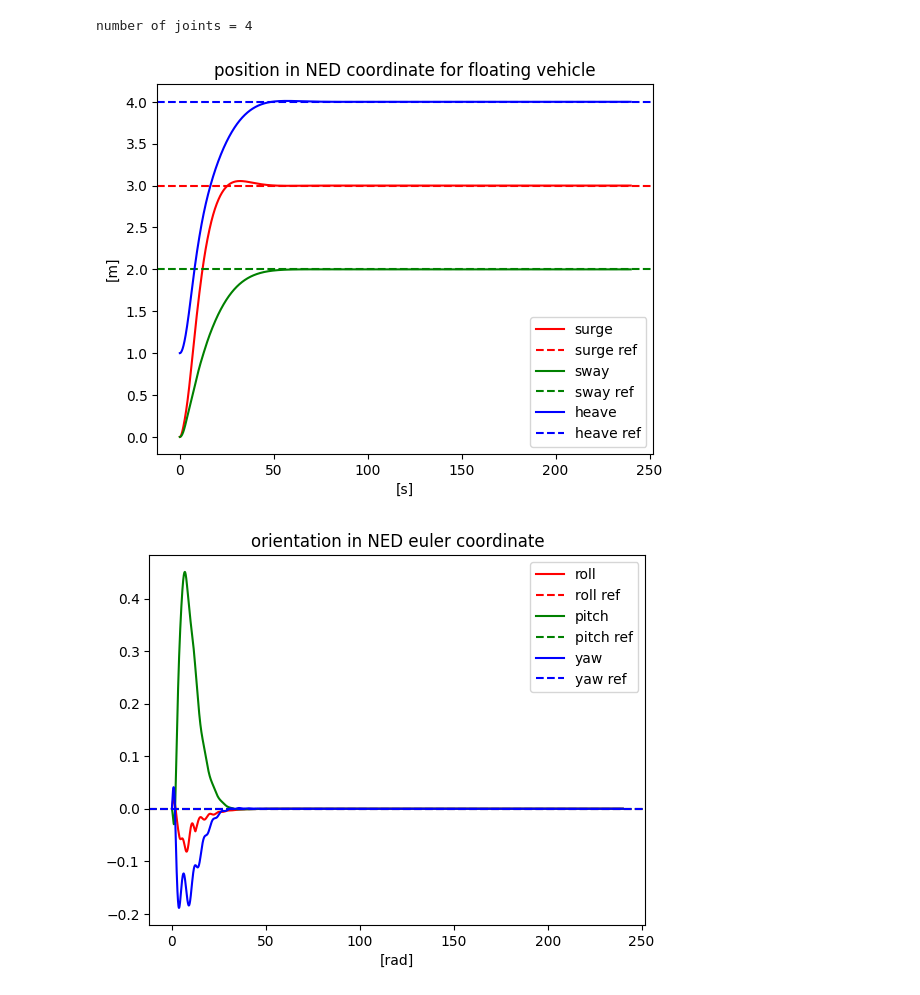
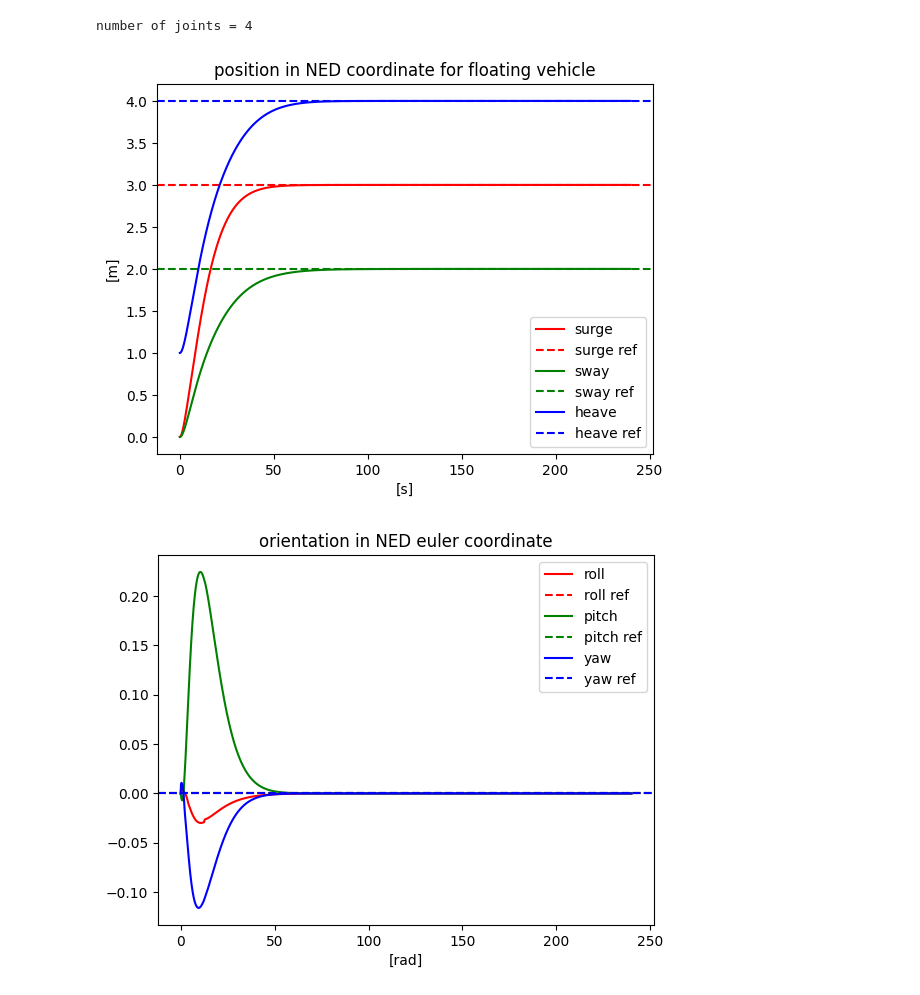
Before and after one commit to edxmorgan/diff_uvms, a Jupyter notebook: usage/example/uvms_pid.ipynb, the cells around one changed output. Saved outputs shown, nothing was run; the diff lists cells and outputs as text; code cells hidden in the pictures.

```diff
--- a/usage/example/uvms_pid.ipynb
+++ b/usage/example/uvms_pid.ipynb
@@ -15,13 +15,14 @@ pid_control = controller.uvms_position_controller()
 # %% [output]
 number of joints = 4
 # %%
-def control(x , xref, alpha, blue):
+def control(x ,v,  xref, alpha, blue):
     uv_g = uv_gn_func(x[2], [x[3],x[4],x[5]], blue.W, blue.B, blue.rg, blue.rb)
     uv_J = J_uv_func([x[3],x[4],x[5]])
     Kp = cs.vertcat(blue.kp, alpha.Kp)
+    Kd = cs.vertcat(blue.kd, alpha.Kd)
     umin = cs.vertcat(blue.u_min, alpha.u_min)
     umax = cs.vertcat(blue.u_max, alpha.u_max)
-    fu = pid_control(x, xref, uv_g , uv_J, Kp, umin, umax)
+    fu = pid_control(x, v, xref, uv_g , uv_J, Kp, Kd, umin, umax)
     return fu[0].full().flatten()
 # %%
 res = [np.zeros((20,alpha.N+1)), np.zeros((10,alpha.N+1))]
@@ -34,7 +35,7 @@ res[1][:,0] = u
 t = np.linspace(0, alpha.sim_n, alpha.N+1)
 
 for i in range(1, alpha.N+1):
-  u = control(res[0][0:10,i-1], xref, alpha, blue)
+  u = control(res[0][:10,i-1],res[0][10:,i-1], xref, alpha, blue)
 
   fx = UVMSnext_use_coupled(use_coupled, res[0][:,i-1], u, alpha.delta_t, blue.sim_p, alpha.sim_p,  alpha.base_T0, alpha.joint_min, alpha.joint_max)
   res[0][:,i] = fx[0].full().flatten()
@@ -112,33 +113,33 @@ plt.legend(['dq0', 'dq1', 'dq2', 'dq3'])
 plt.xlabel('[s]')
 plt.xlabel('[rad/s]')
 plt.title("linear velocity in manipulator joints")
 plt.show()
 
 plt.figure()
 plt.plot(t, res[1][0:3,:].T)
 plt.legend(['ux', 'uy', 'uz'])
 plt.xlabel('[s]')
 plt.xlabel('[N]')
 plt.title("forces on vehicle")
 plt.show()
 
 
 plt.figure()
 plt.plot(t, res[1][3:6,:].T)
 plt.legend(['uu', 'uv', 'uw'])
 plt.xlabel('[s]')
 plt.xlabel('[Nm]')
 plt.title("moments on vehicle")
 plt.show()
 
 plt.figure()
 plt.plot(t, res[1][6:10,:].T)
 plt.legend(['u0', 'u1', 'u2', 'u3'])
 plt.xlabel('[s]')
 plt.xlabel('[Nm]')
 plt.title("torques at manipulator joints")
 plt.show()
 # %% [output]
-[figure, old version]
+[figure, new version]
-[figure, old version]
+[figure, new version]
 [figure]
```
Also changed, not shown: parts of 1 cell of this notebook, 2 other files.
